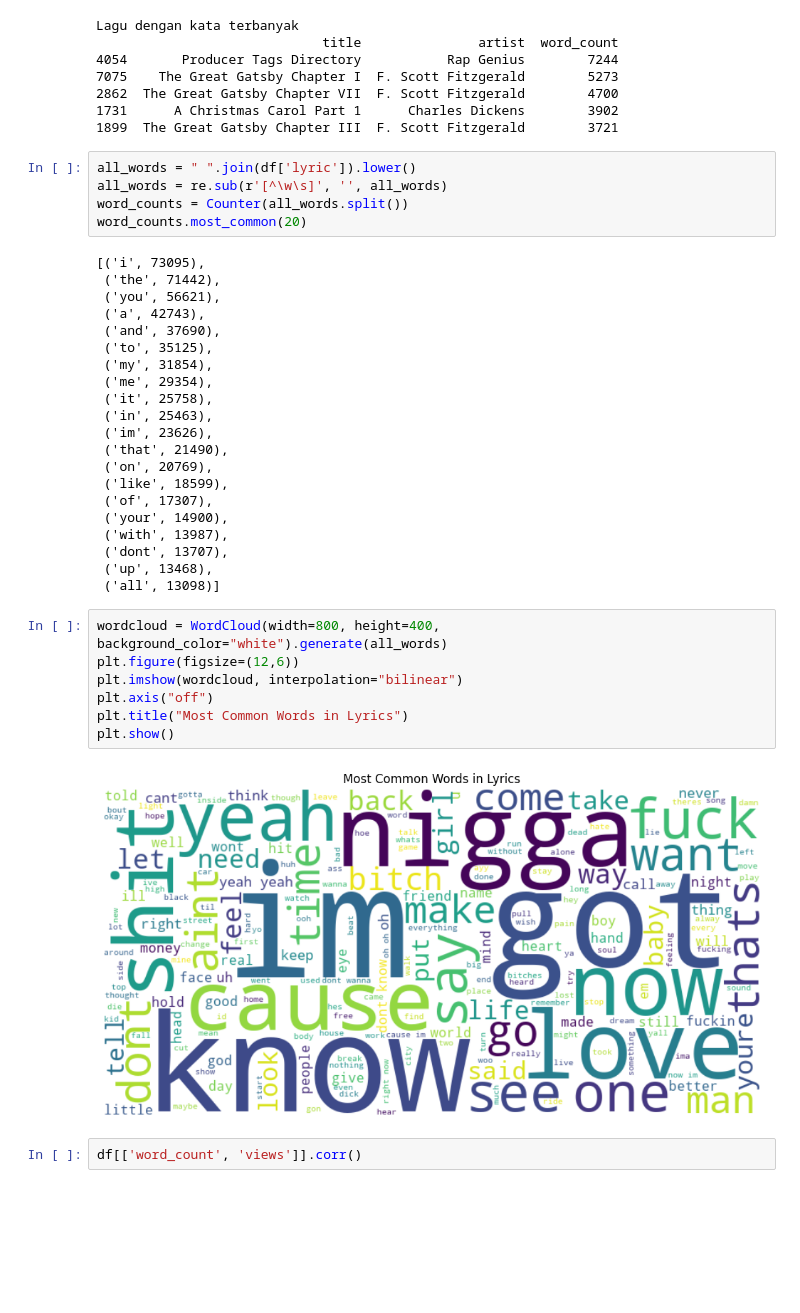
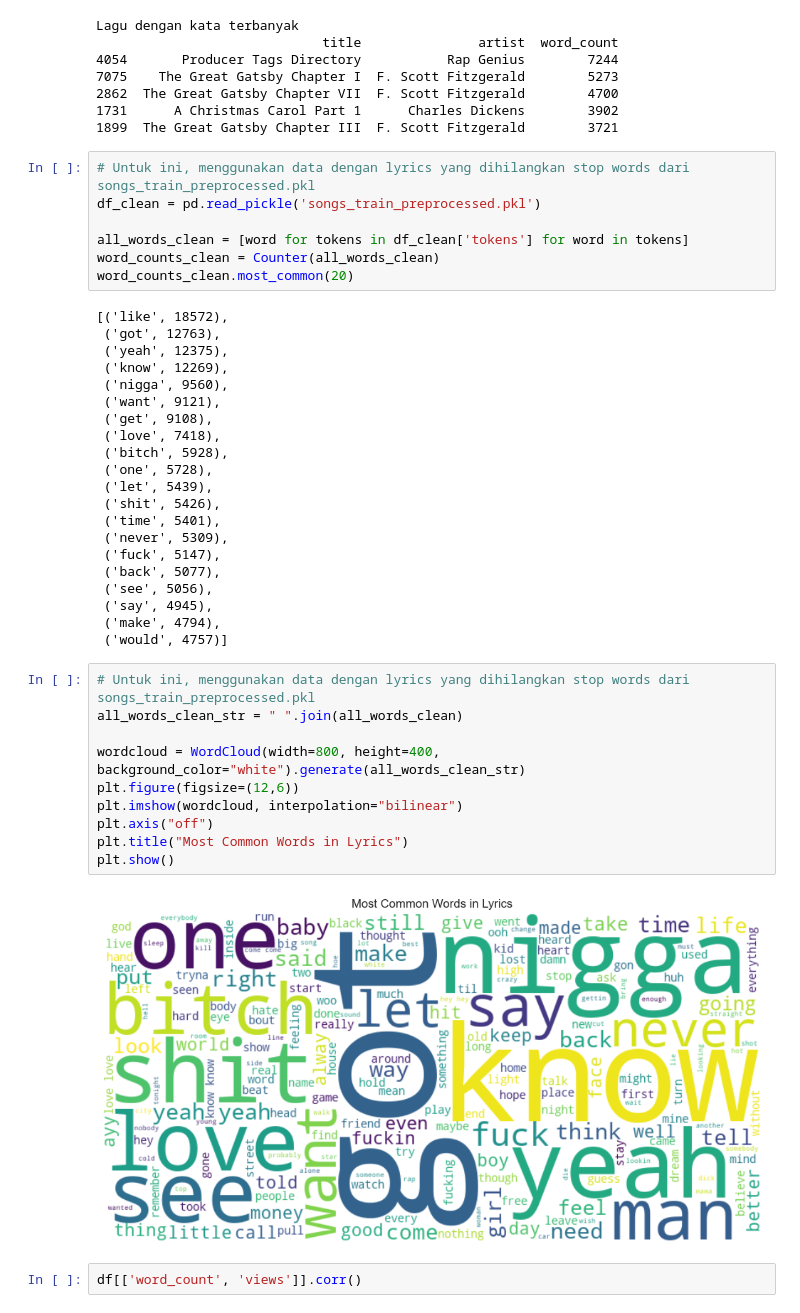
Before and after one commit to ahmadhanif3/songs-lyrics-clustering, a Jupyter notebook: data_collection.ipynb, the cells around one changed output. Cells and saved outputs as stored; diff of their text form; blank space fills up the shorter version.

```diff
--- a/data_collection.ipynb
+++ b/data_collection.ipynb
@@ -255,40 +259,45 @@ Lagu dengan kata terbanyak
 1731      A Christmas Carol Part 1      Charles Dickens        3902
 1899  The Great Gatsby Chapter III  F. Scott Fitzgerald        3721
 # %%
-all_words = " ".join(df['lyric']).lower()
-all_words = re.sub(r'[^\w\s]', '', all_words)
-word_counts = Counter(all_words.split())
-word_counts.most_common(20)
+# Untuk ini, menggunakan data dengan lyrics yang dihilangkan stop words dari songs_train_preprocessed.pkl
+df_clean = pd.read_pickle('songs_train_preprocessed.pkl')
+
+all_words_clean = [word for tokens in df_clean['tokens'] for word in tokens]
+word_counts_clean = Counter(all_words_clean)
+word_counts_clean.most_common(20)
 # %% [output]
-[('i', 73095),
- ('the', 71442),
- ('you', 56621),
- ('a', 42743),
- ('and', 37690),
- ('to', 35125),
- ('my', 31854),
- ('me', 29354),
- ('it', 25758),
- ('in', 25463),
- ('im', 23626),
- ('that', 21490),
- ('on', 20769),
- ('like', 18599),
- ('of', 17307),
- ('your', 14900),
- ('with', 13987),
- ('dont', 13707),
- ('up', 13468),
- ('all', 13098)]
+[('like', 18572),
+ ('got', 12763),
+ ('yeah', 12375),
+ ('know', 12269),
+ ('nigga', 9560),
+ ('want', 9121),
+ ('get', 9108),
+ ('love', 7418),
+ ('bitch', 5928),
+ ('one', 5728),
+ ('let', 5439),
+ ('shit', 5426),
+ ('time', 5401),
+ ('never', 5309),
+ ('fuck', 5147),
+ ('back', 5077),
+ ('see', 5056),
+ ('say', 4945),
+ ('make', 4794),
+ ('would', 4757)]
 # %%
-wordcloud = WordCloud(width=800, height=400, background_color="white").generate(all_words)
+# Untuk ini, menggunakan data dengan lyrics yang dihilangkan stop words dari songs_train_preprocessed.pkl
+all_words_clean_str = " ".join(all_words_clean)
+
+wordcloud = WordCloud(width=800, height=400, background_color="white").generate(all_words_clean_str)
 plt.figure(figsize=(12,6))
 plt.imshow(wordcloud, interpolation="bilinear")
 plt.axis("off")
 plt.title("Most Common Words in Lyrics")
 plt.show()
 # %% [output]
-[figure, old version]
+[figure, new version]
 # %%
 df[['word_count', 'views']].corr()
 # %% [output]
```
Also changed, not shown: parts of 4 cells of this notebook, 2 other files.
